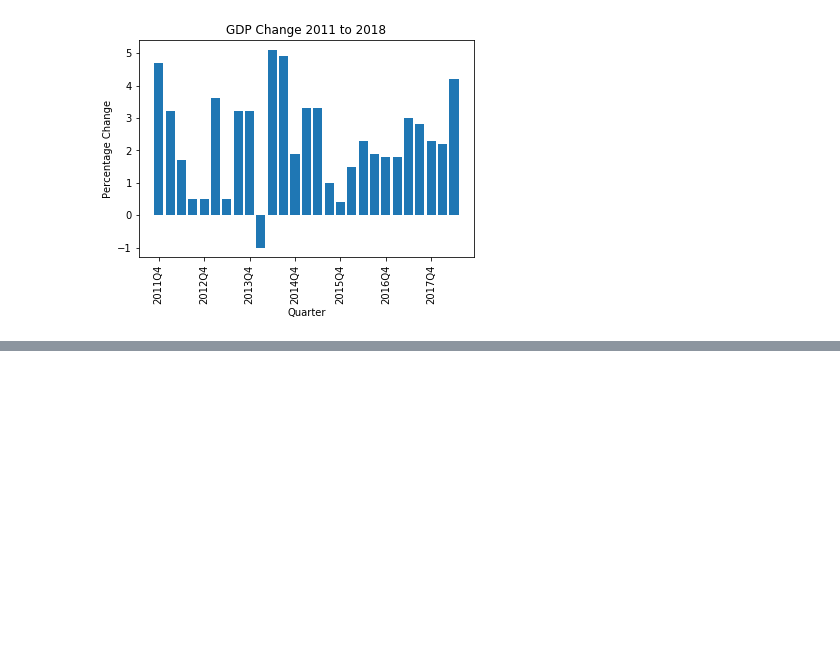
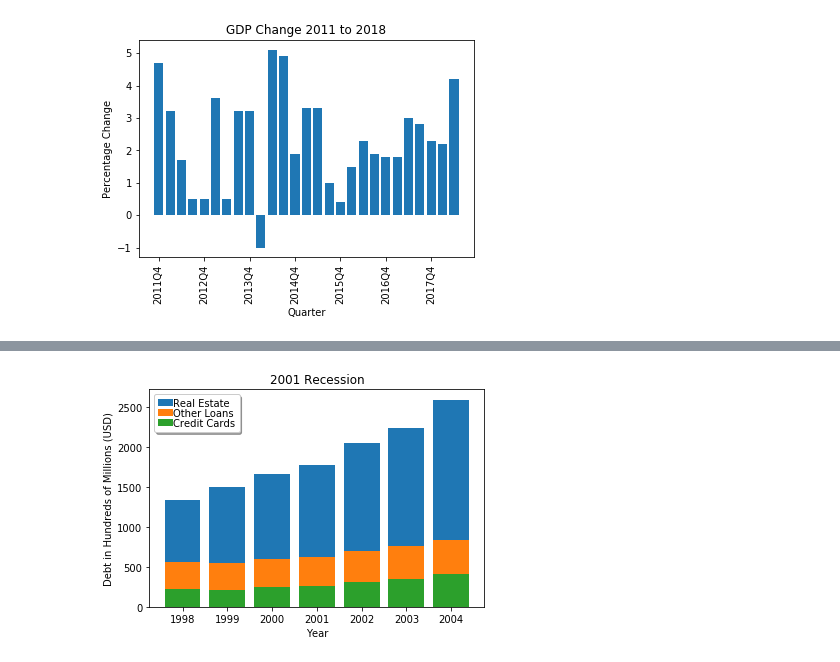
Before and after one commit to brownal05/project1, a Jupyter notebook: notebooks/Alex2.ipynb, the cells around one changed output, grey strips where cells are left out. Saved outputs shown, nothing was run; the diff lists cells and outputs as text; code cells hidden in the pictures; blank space fills up the shorter version.

```diff
--- a/notebooks/Alex2.ipynb
+++ b/notebooks/Alex2.ipynb
@@ -244,0 +260,16 @@ plt.savefig('../graphs/gdp_pct_change_recent.png')
+# %%
+plt.bar(second_rec['Year'],second_rec['Real Estate']/1000000)
+plt.bar(second_rec['Year'],second_rec['Other Loans']/1000000, bottom = second_rec['Credit Cards']/1000000)
+plt.bar(second_rec['Year'],second_rec['Credit Cards']/1000000)
+#plt.bar(debt_clean_all_years['Year'],debt_clean_all_years['Other Loans'])
+plt.legend(['Real Estate', 'Other Loans', 'Credit Cards'], loc='best',
+           columnspacing=1.0, labelspacing=0.0,
+           handletextpad=0.0, handlelength=1.5,
+           fancybox=True, shadow=True)
+plt.title('2001 Recession')
+plt.xlabel('Year')
+plt.ylabel('Debt in Hundreds of Millions (USD)')
+plt.savefig('../clean_graphs/stacked_debt_bar_2001.png')
+plt.show()
+# %% [output]
+[figure, added]
```
Also changed, not shown: parts of 13 cells of this notebook, 10 other files.
